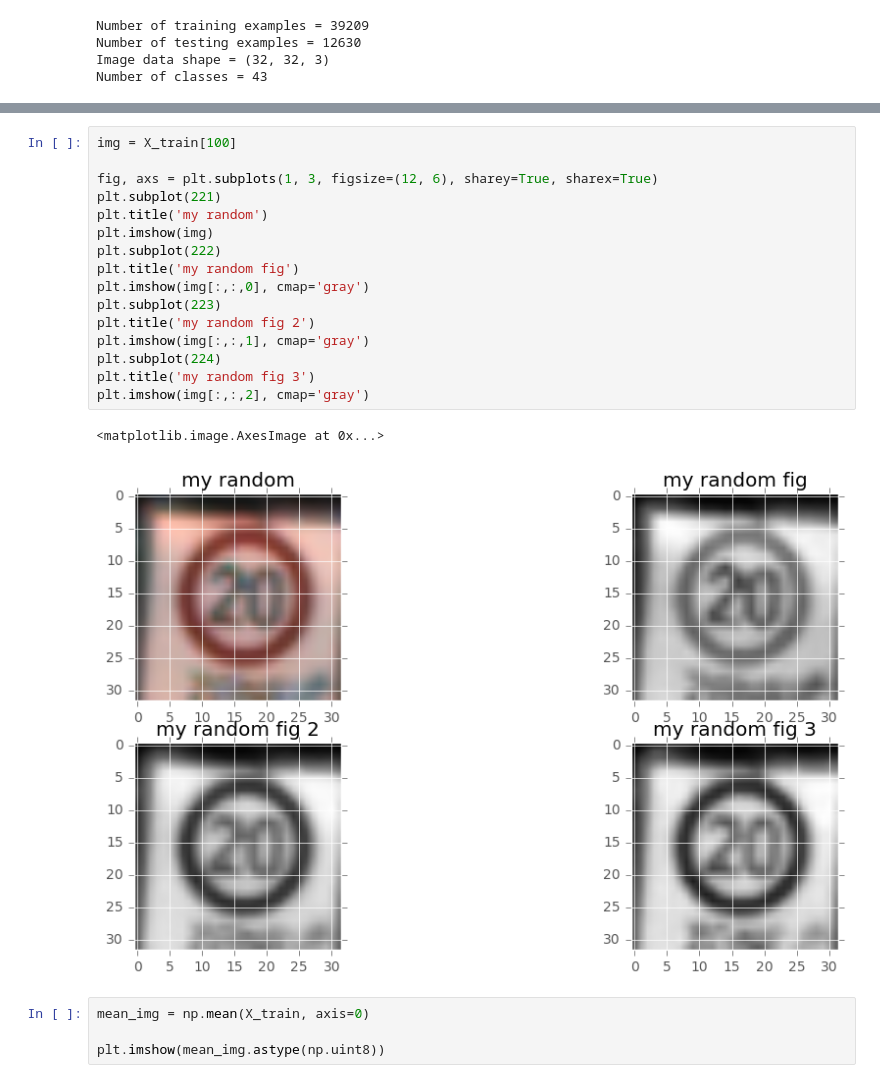
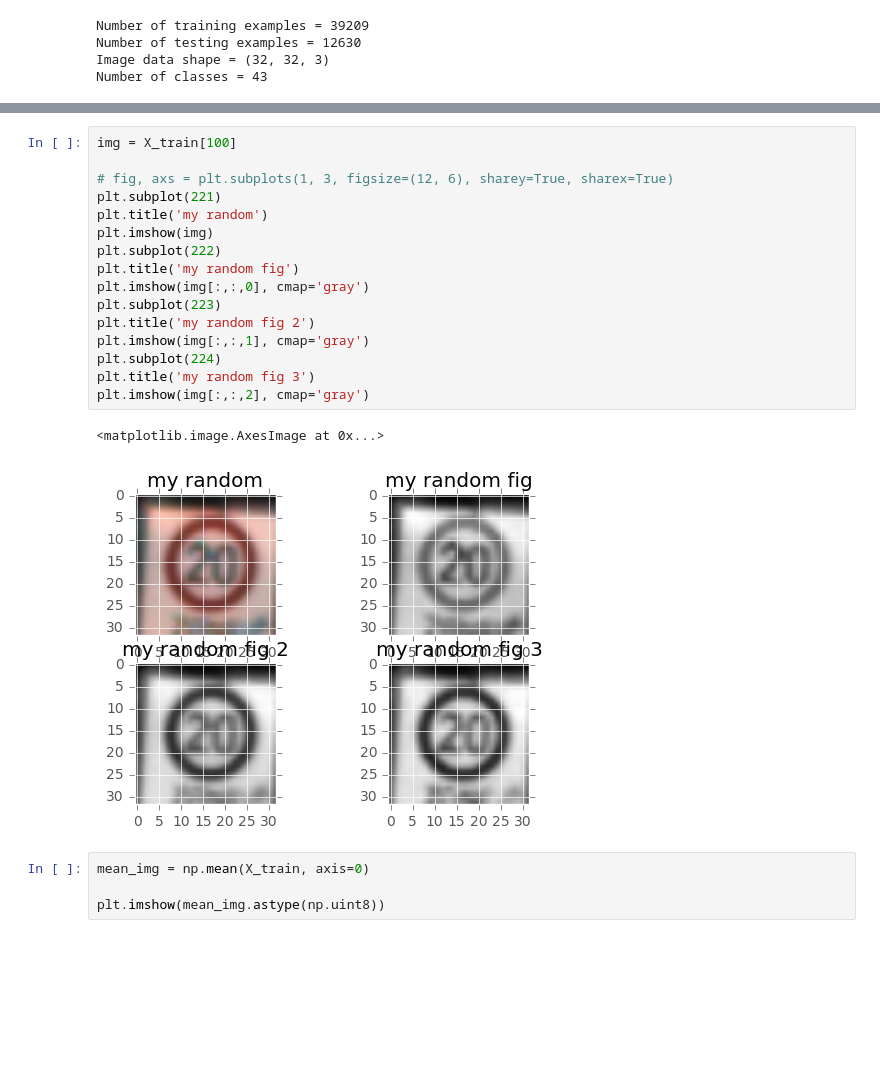
Before and after one commit to mimoralea/traffic-signs, a Jupyter notebook: Traffic_Signs_Recognition.ipynb, the cells around one changed output, grey strips where cells are left out. Drawn from its saved outputs; the diff is of its cells as text; blank space fills up the shorter version.

```diff
--- a/Traffic_Signs_Recognition.ipynb
+++ b/Traffic_Signs_Recognition.ipynb
@@ -76,22 +78,22 @@ Populating the interactive namespace from numpy and matplotlib
 # %%
 img = X_train[100]
 
-fig, axs = plt.subplots(1, 3, figsize=(12, 6), sharey=True, sharex=True)
+# fig, axs = plt.subplots(1, 3, figsize=(12, 6), sharey=True, sharex=True)
 plt.subplot(221)
 plt.title('my random')
 plt.imshow(img)
 plt.subplot(222)
 plt.title('my random fig')
 plt.imshow(img[:,:,0], cmap='gray')
 plt.subplot(223)
 plt.title('my random fig 2')
 plt.imshow(img[:,:,1], cmap='gray')
 plt.subplot(224)
 plt.title('my random fig 3')
 plt.imshow(img[:,:,2], cmap='gray')
 # %% [output]
 <matplotlib.image.AxesImage at 0x...>
-[figure, old version]
+[figure, new version]
 # %%
 mean_img = np.mean(X_train, axis=0)
 
```
Also changed, not shown: parts of 8 cells of this notebook, 2 other files.
